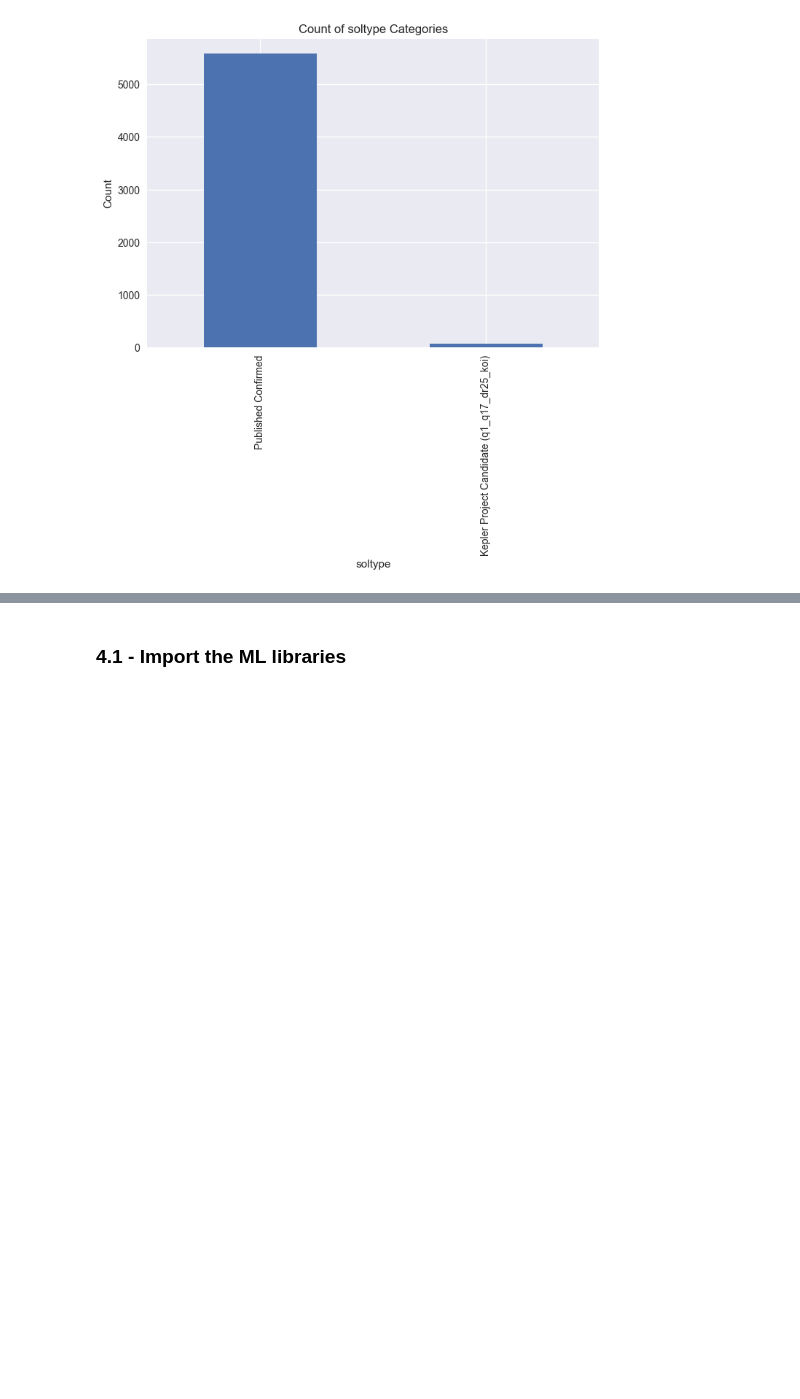
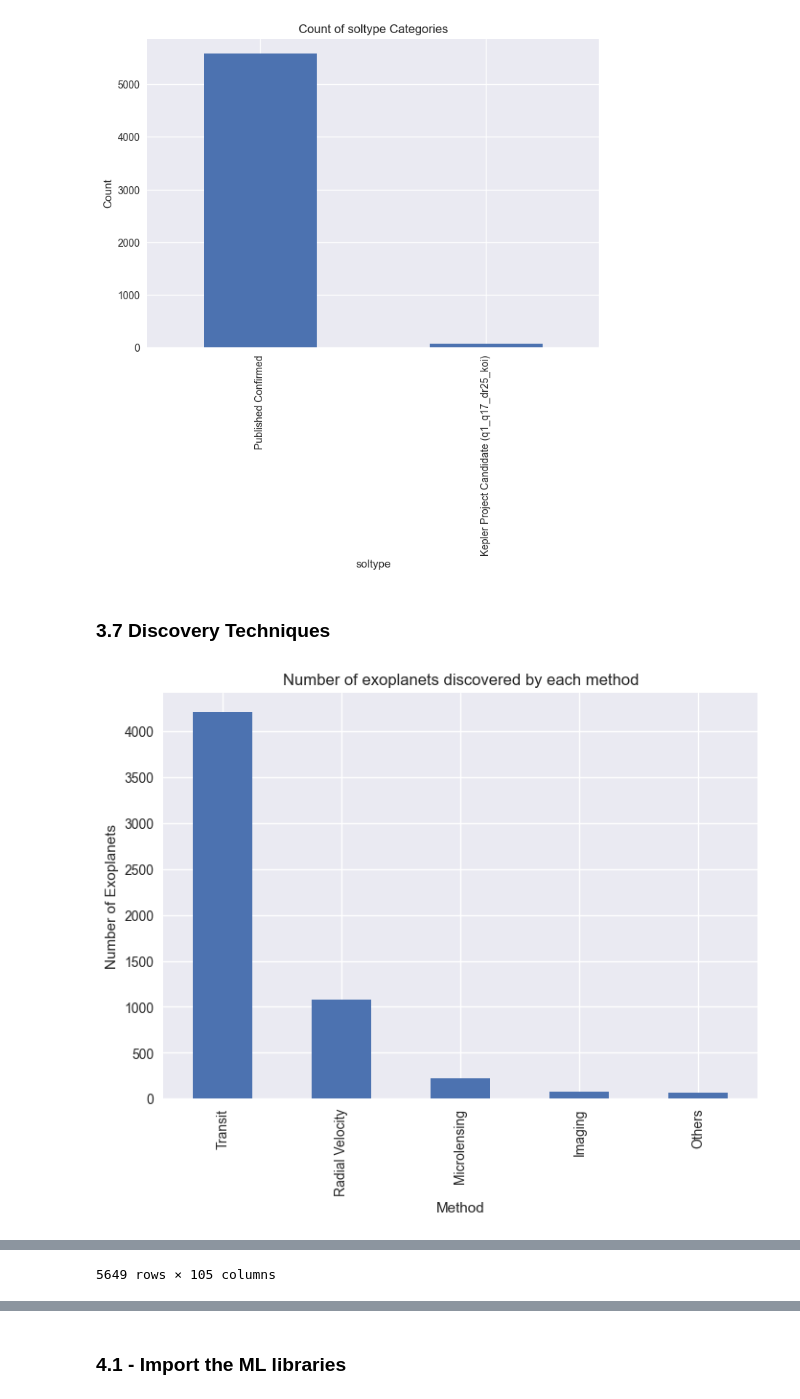
Before and after one commit to albertoseleto/exoplanets-classifier, a Jupyter notebook: thesis.ipynb, the cells around one changed output, grey strips where cells are left out. Cells and saved outputs as stored; diff of their text form; code cells hidden in the pictures; blank space fills up the shorter version.

```diff
--- a/thesis.ipynb
+++ b/thesis.ipynb
@@ -282,3 +289,29 @@ plt.ylabel('Count')
 plt.show()
 # %% [output]
 [figure]
+# %% [markdown]
+### 3.7 Discovery Techniques
+# %%
+
+# Start with the original DataFrame each time
+df_methods = df_filtered_3.copy()
+
+# Calculate value counts
+value_counts = df_methods['discoverymethod'].value_counts()
+
+# Identify values with counts less than the threshold
+threshold = 40  # Change this value to 50 or any other value as needed
+to_replace = value_counts[value_counts < threshold].index
+
+# Replace these values with "Others"
+df_methods['discoverymethod'] = df_methods['discoverymethod'].replace(to_replace, 'Others')
+
+# Plot the updated value counts
+df_methods['discoverymethod'].value_counts().plot.bar(title='Number of exoplanets discovered by each method')
+plt.xlabel('Method')
+plt.ylabel('Number of Exoplanets')
+plt.show()
+
+df_filtered_3
+# %% [output]
+[figure, added]
@@ -285 +330,2 @@ plt.show()
+5649 rows × 105 columns
 # %% [markdown]
```
Also changed, not shown: parts of 36 cells of this notebook, 11 other files.
